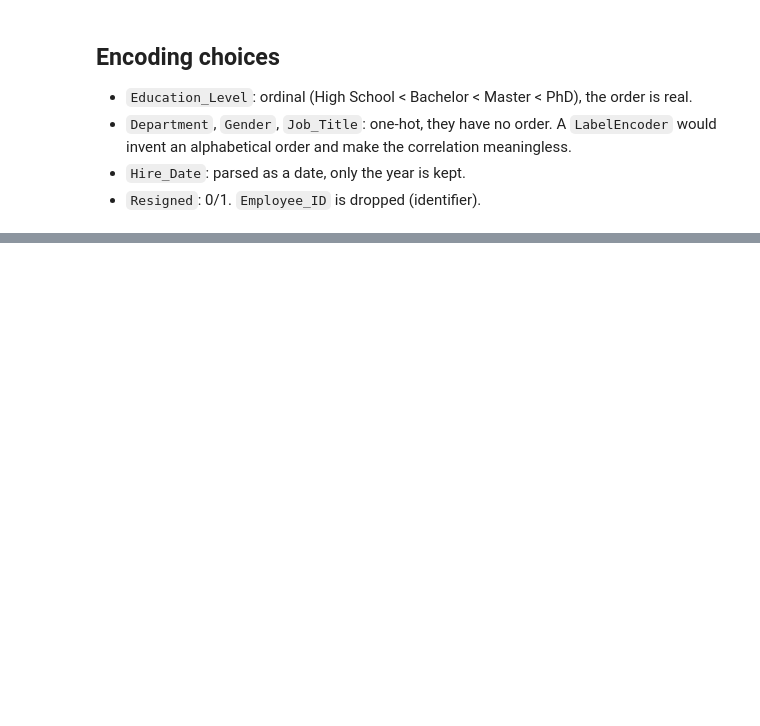
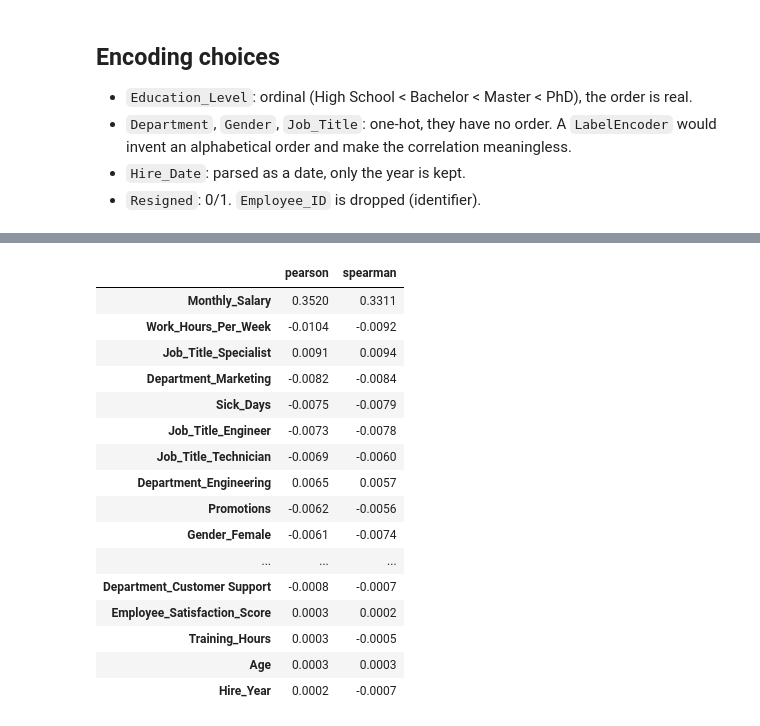
Before and after one commit to mathura-snth/Employee-Perf-Prediction, a Jupyter notebook: notebooks/4-encoding-correlation.ipynb, the cells around one changed output, grey strips where cells are left out. Saved outputs shown, nothing was run; the diff lists cells and outputs as text; code cells hidden in the pictures; blank space fills up the shorter version.

```diff
--- a/notebooks/4-encoding-correlation.ipynb
+++ b/notebooks/4-encoding-correlation.ipynb
@@ -42,0 +47,25 @@ assert not X.isna().any().any()
+# %%
+corr = pd.DataFrame({
+    'pearson': X.corrwith(y),
+    'spearman': X.corrwith(y, method='spearman'),
+})
+corr = corr.reindex(corr['pearson'].abs().sort_values(ascending=False).index)
+corr.round(4)
+# %% [output]
+|  | pearson | spearman |
+| Monthly_Salary | 0.3520 | 0.3311 |
+| Work_Hours_Per_Week | -0.0104 | -0.0092 |
+| Job_Title_Specialist | 0.0091 | 0.0094 |
+| Department_Marketing | -0.0082 | -0.0084 |
+| Sick_Days | -0.0075 | -0.0079 |
+| Job_Title_Engineer | -0.0073 | -0.0078 |
+| Job_Title_Technician | -0.0069 | -0.0060 |
+| Department_Engineering | 0.0065 | 0.0057 |
+| Promotions | -0.0062 | -0.0056 |
+| Gender_Female | -0.0061 | -0.0074 |
+| ... | ... | ... |
+| Department_Customer Support | -0.0008 | -0.0007 |
+| Employee_Satisfaction_Score | 0.0003 | 0.0002 |
+| Training_Hours | 0.0003 | -0.0005 |
+| Age | 0.0003 | 0.0003 |
+| Hire_Year | 0.0002 | -0.0007 |
```
Also changed, not shown: parts of 2 cells of this notebook.
